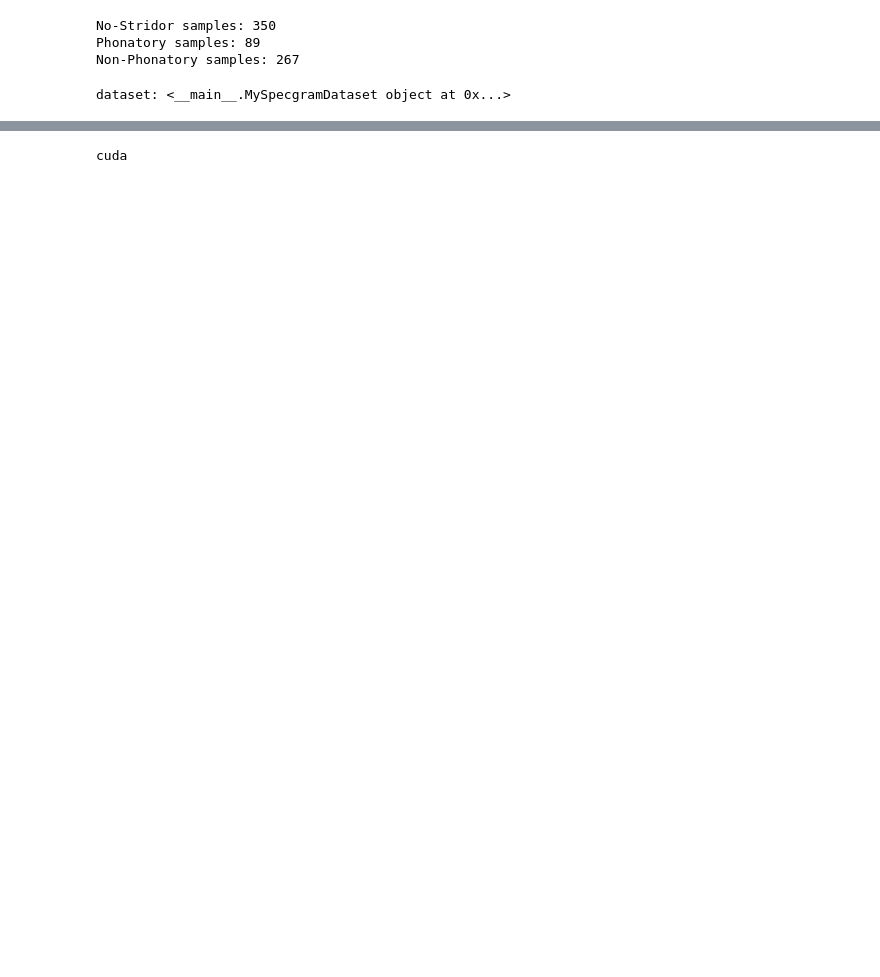
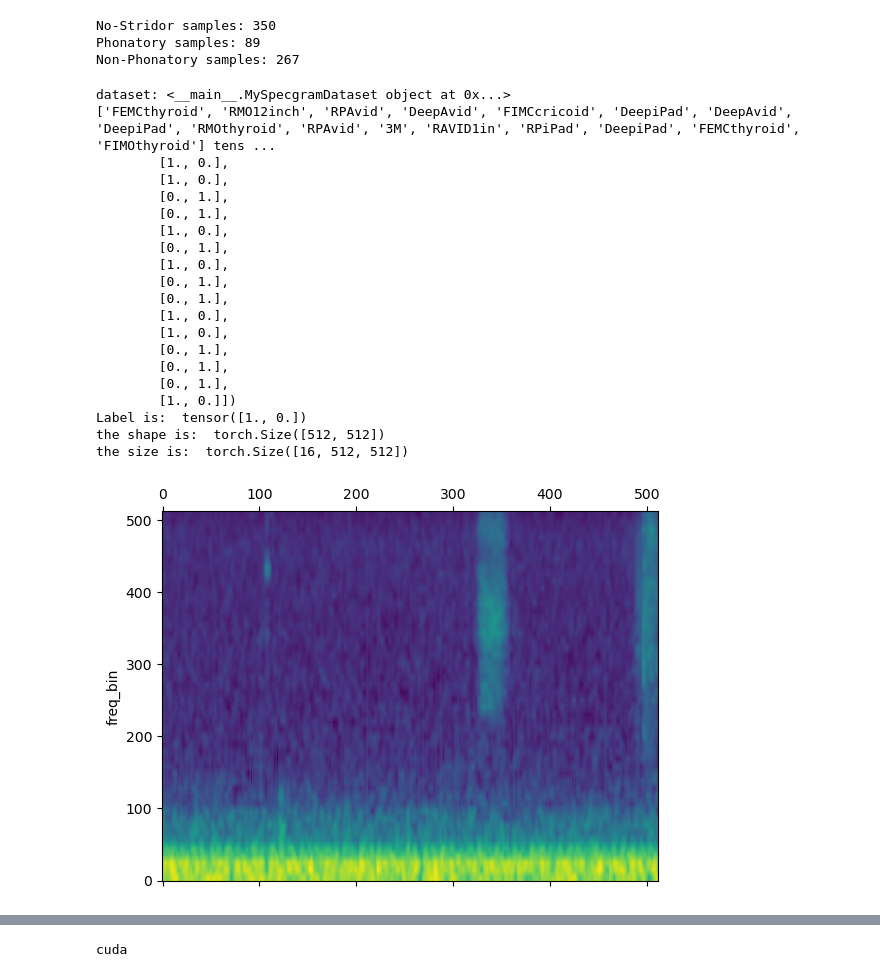
Before and after one commit to parsa-k/b2ai-voice, a Jupyter notebook: stridor-parsa.ipynb, the cells around one changed output, grey strips where cells are left out. Cells and saved outputs as stored; diff of their text form; code cells hidden in the pictures; blank space fills up the shorter version.

```diff
--- a/stridor-parsa.ipynb
+++ b/stridor-parsa.ipynb
@@ -197,5 +18,7 @@ def filter_recordings_by_label(data, label_prefix):
 # %%
-# Usage
+from lib import generate_recording_objects, count_samples, filter_recordings_by_label
+
+
 root_path = '/data/parsak/stridor/Data files'  # Replace with the actual path to your folders
 excel_path = '/data/parsak/stridor/Stridor_Labels (1).xlsx'  # Replace with the actual path to your Excel file
 output_csv = 'rec_5_time.csv'  # Desired output CSV file name
@@ -205,7 +28,7 @@ output_json = 'rec_5_time.json'  # Desired output JSON file name
 patient_status_df = pd.read_excel(excel_path)
 
 #print_once = True
-recordings = generate_recording_objects(root_path, patient_status_df)
+recordings = generate_recording_objects(root_path, patient_status_df, filtered_patiens = ["Patient 1", "Patient 5", "Patient 10"])
 
 # Uncomment the following lines to save to CSV
 # save_to_csv(recordings, output_csv)
@@ -220,6 +43,11 @@ no_stridor_count, phonatory_count, non_phonatory_count = count_samples(recording
 print(f"No-Stridor samples: {no_stridor_count}")
 print(f"Phonatory samples: {phonatory_count}")
 print(f"Non-Phonatory samples: {non_phonatory_count}")
+
+# Filter the data to only include recordings with recording_label starting with "FIMO"
+filtered_data = filter_recordings_by_label(recordings, "FIMO")
+
+df = pd.DataFrame(recordings)
 # %% [output]
 No-Stridor samples: 350
 Phonatory samples: 89
@@ -232,9 +55,10 @@ df = pd.DataFrame(recordings)
 # %%
 class MySpecgramDataset(torch.utils.data.Dataset):
-    def __init__(self, dataframe, label, classification, segment_size=3):
+    def __init__(self, dataframe, label, classification, mel = False, segment_size=3):
         self.dataframe = dataframe
         self.label = label
         self.classification = classification
+        self.mel = mel
         self.segment_size = segment_size
 
         # Ensure the DataFrame has the necessary columns
@@ -270,6 +94,7 @@ class MySpecgramDataset(torch.utils.data.Dataset):
         label = self.labels[idx]
         recording_label = self.recording_labels[idx]
         num_classes = self.num_classes
+        mel = self.mel
 
         try:
             audio = Audio.from_file(self.audio_files[idx])
@@ -292,8 +117,15 @@ class MySpecgramDataset(torch.utils.data.Dataset):
             #print(audio.signal.size(1))
             hop_length = 1
             nfft = int(win_length*16)
-            features_specgram = specgram(audio, win_length=win_length, hop_length=hop_length, n_fft=nfft)
-            features_specgram = 10.0 * torch.log10(torch.maximum(features_specgram, torch.full(features_specgram.size(), fill_value=1e-10))).T
+            features_specgram = specgram(audio, win_length=win_length, hop_length=hop_length, n_fft=nfft).T
+
+            if mel == True:
+                mel_transform = T.MelScale(n_mels=50, sample_rate=16000, n_stft=481)
+                mel_spec = mel_transform(features_specgram.unsqueeze(0)).squeeze(0)
+                mel_spec = 10.0 * torch.log10(torch.maximum(mel_spec, torch.full(mel_spec.size(), fill_value=1e-10)))
+                features_specgram = mel_spec
+            else:
+                features_specgram = 10.0 * torch.log10(torch.maximum(features_specgram, torch.full(features_specgram.size(), fill_value=1e-10)))
 
             features_specgram = torch.nn.functional.interpolate(features_specgram.unsqueeze(0).unsqueeze(0), size=(512, 512), mode='bilinear', align_corners=False).squeeze(0).squeeze(0)
 
@@ -310,36 +142,56 @@ class MySpecgramDataset(torch.utils.data.Dataset):
         return {'uid': uid, 'signal': features_specgram, 'audio': audio.signal, self.label: label, 'recording_label': recording_label}
 # %%
 
-dataset = MySpecgramDataset(df, label = 'is_stridor',  classification = 'stridor**nonstridor', segment_size = 5) # classification:  'stridor**nonstridor' Or 'nonstridor**phonatory**nonphonatory'
+dataset = MySpecgramDataset(df, label = 'is_stridor',  classification = 'stridor**nonstridor', mel = True, segment_size = 3) # classification:  'stridor**nonstridor' Or 'nonstridor**phonatory**nonphonatory'
 label = 'is_stridor' # 'is_stridor' or 'status'
 number_classes = 2
 #classes = ['no-stridor', 'non-phonatory', 'phonatory']
 classes = ['no-stridor', 'stridor']
 
 
 print(f"dataset: {dataset}")
 
 # Split the dataset into train, validation, and test sets
 train_size = int(0.8 * len(dataset))
 val_size = int(0.1 * len(dataset))
 test_size = len(dataset) - train_size - val_size
 train_dataset, val_dataset, test_dataset = torch.utils.data.random_split(dataset, [train_size, val_size, test_size])
 
 # Create DataLoaders for batching and shuffling
 train_dataloader = torch.utils.data.DataLoader(train_dataset, batch_size=16, shuffle=True)
 val_dataloader = torch.utils.data.DataLoader(val_dataset, batch_size=16, shuffle=False)
 test_dataloader = torch.utils.data.DataLoader(test_dataset, batch_size=16, shuffle=False)
 
 # Example: Iterate through the train DataLoader
 for batch in train_dataloader:
 
-    #print(batch['recording_label'], batch[label])
-    #print('Label is: ', batch[label][0])
-    #for i in range(1,5):
-    #    plot_spectrogram(batch['signal'][i])
-    #    plot_waveform(batch['audio'][i], 16000, title="Waveform", ax=None)
-    #print("the shape is: ", batch['signal'][0].shape)
-    #print("the size is: ", batch['signal'].shape)
+    print(batch['recording_label'], batch[label])
+    print('Label is: ', batch[label][0])
+    for i in range(1,2):
+        plot_spectrogram(batch['signal'][i])
+        plot_waveform(batch['audio'][i], 16000, title="Waveform", ax=None)
+    print("the shape is: ", batch['signal'][0].shape)
+    print("the size is: ", batch['signal'].shape)
     break
 # %% [output]
 dataset: <__main__.MySpecgramDataset object at 0x...>
+['FEMCthyroid', 'RMO12inch', 'RPAvid', 'DeepAvid', 'FIMCcricoid', 'DeepiPad', 'DeepAvid', 'DeepiPad', 'RMOthyroid', 'RPAvid', '3M', 'RAVID1in', 'RPiPad', 'DeepiPad', 'FEMCthyroid', 'FIMOthyroid'] tens ...
+        [1., 0.],
+        [1., 0.],
+        [0., 1.],
+        [0., 1.],
+        [1., 0.],
+        [0., 1.],
+        [1., 0.],
+        [0., 1.],
+        [0., 1.],
+        [1., 0.],
+        [1., 0.],
+        [0., 1.],
+        [0., 1.],
+        [0., 1.],
+        [1., 0.]])
+Label is:  tensor([1., 0.])
+the shape is:  torch.Size([512, 512])
+the size is:  torch.Size([16, 512, 512])
+[figure, added]
@@ -346,5 +198,0 @@ dataset: <__main__.MySpecgramDataset object at 0x...>
-# %%
-device = torch.device("cuda" if torch.cuda.is_available() else "cpu")
-print(device)
-# %% [output]
-cuda
@@ -479,4 +199,15 @@ class ViT(nn.Module):
 # %%
+import torch
+from torch import nn
+
+from einops import rearrange, repeat
+from einops.layers.torch import Rearrange
+
+device = torch.device("cuda" if torch.cuda.is_available() else "cpu")
+print(device)
+
+
+from model import ViT
 model = ViT(
     image_size = 512,
     patch_size = 64,
@@ -488,6 +219,8 @@ model = ViT(
     dropout = 0.1,
     emb_dropout = 0.1
 )
+# %% [output]
+cuda
 # %%
 import torch
 
```
Also changed, not shown: parts of 10 cells of this notebook, 2 other files.
